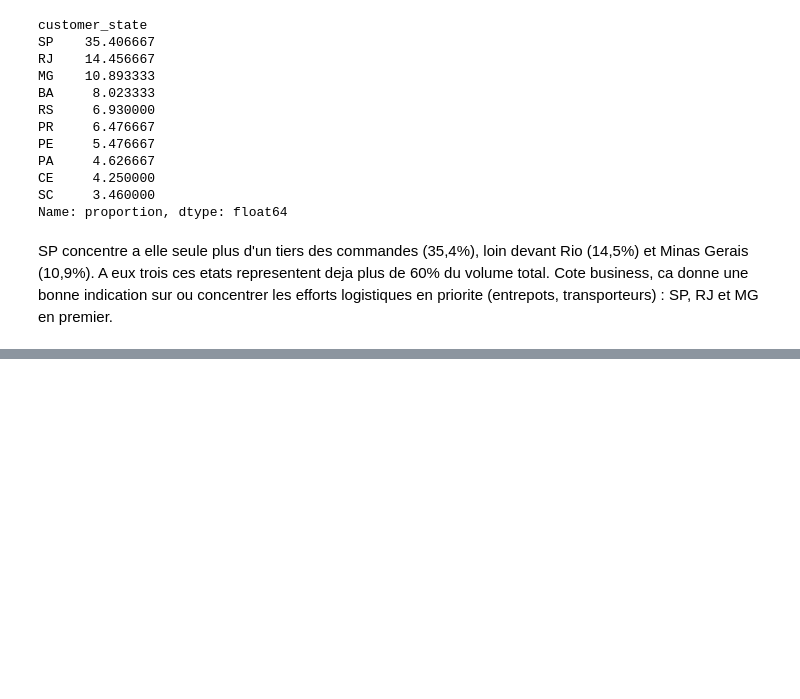
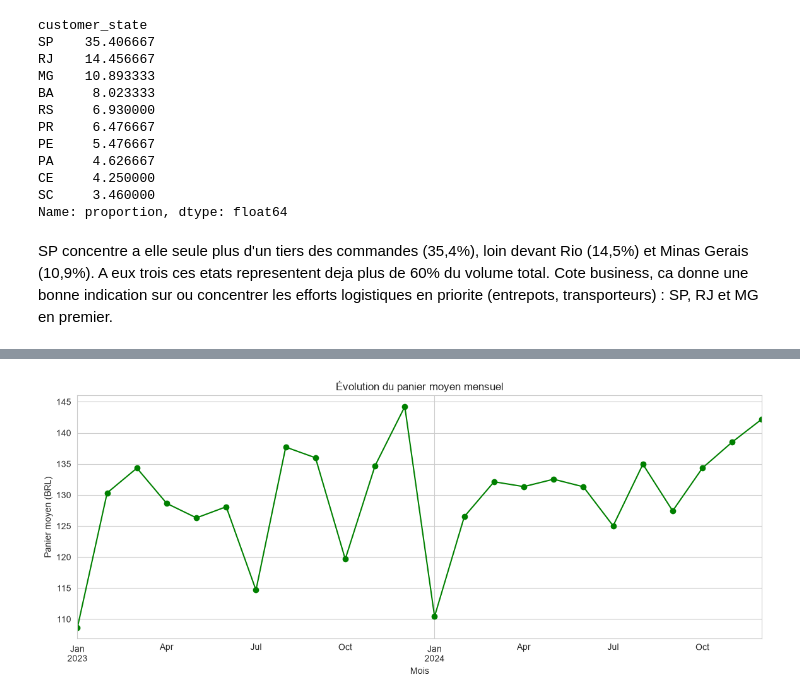
Before and after one commit to Mace-Erwan/Analyse-d-un-marketplace-e-commerce, a Jupyter notebook: Analyse.ipynb, the cells around one changed output, grey strips where cells are left out. Drawn from its saved outputs; the diff is of its cells as text; code cells hidden in the pictures; blank space fills up the shorter version.

```diff
--- a/Analyse.ipynb
+++ b/Analyse.ipynb
@@ -162,0 +199,12 @@ Cote business, ca donne une bonne indication sur ou concentrer les efforts logis
+# %%
+panier_moyen_mensuel = orders.groupby("year_month")["price"].mean()
+
+plt.figure(figsize=(14, 5))
+panier_moyen_mensuel.plot(kind="line", marker="o", color="green")
+plt.title("Évolution du panier moyen mensuel")
+plt.xlabel("Mois")
+plt.ylabel("Panier moyen (BRL)")
+plt.grid(True)
+plt.show()
+# %% [output]
+[figure, added]
```
Also changed, not shown: parts of 10 cells of this notebook.
